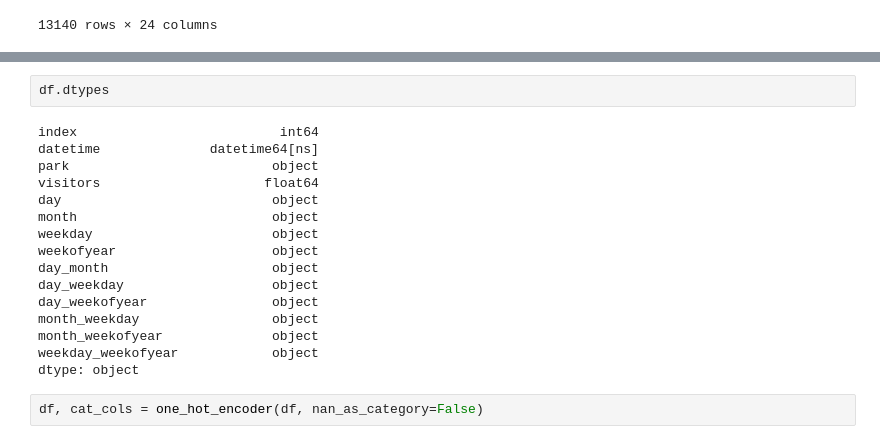
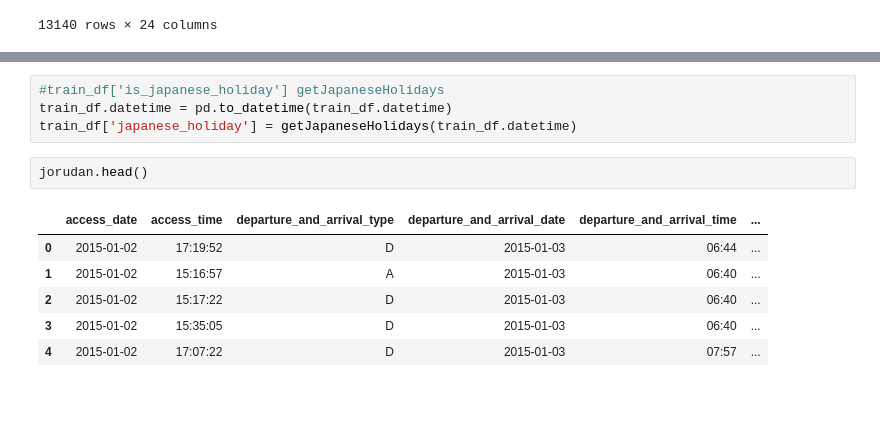
Before and after one commit to Hesene/National-Parks, a Jupyter notebook: src/EDA.ipynb, the cells around one changed output, grey strips where cells are left out. Cells and saved outputs as stored; diff of their text form; blank space fills up the shorter version.

```diff
--- a/src/EDA.ipynb
+++ b/src/EDA.ipynb
@@ -273,20 +196,13 @@ df
-# %%
-df.dtypes
-# %% [output]
-index                          int64
-datetime              datetime64[ns]
-park                          object
-visitors                     float64
-day                           object
-month                         object
-weekday                       object
-weekofyear                    object
-day_month                     object
-day_weekday                   object
-day_weekofyear                object
-month_weekday                 object
-month_weekofyear              object
-weekday_weekofyear            object
-dtype: object
-# %%
-df, cat_cols = one_hot_encoder(df, nan_as_category=False)
+# %%
+#train_df['is_japanese_holiday'] getJapaneseHolidays
+train_df.datetime = pd.to_datetime(train_df.datetime)
+train_df['japanese_holiday'] = getJapaneseHolidays(train_df.datetime)
+# %%
+jorudan.head()
+# %% [output]
+|  | access_date | access_time | departure_and_arrival_type | departure_and_arrival_date | departure_and_arrival_time | ... |
+| 0 | 2015-01-02 | 17:19:52 | D | 2015-01-03 | 06:44 | ... |
+| 1 | 2015-01-02 | 15:16:57 | A | 2015-01-03 | 06:40 | ... |
+| 2 | 2015-01-02 | 15:17:22 | D | 2015-01-03 | 06:40 | ... |
+| 3 | 2015-01-02 | 15:35:05 | D | 2015-01-03 | 06:40 | ... |
+| 4 | 2015-01-02 | 17:07:22 | D | 2015-01-03 | 07:57 | ... |
```
Also changed, not shown: parts of 56 cells of this notebook, 4 other files.
